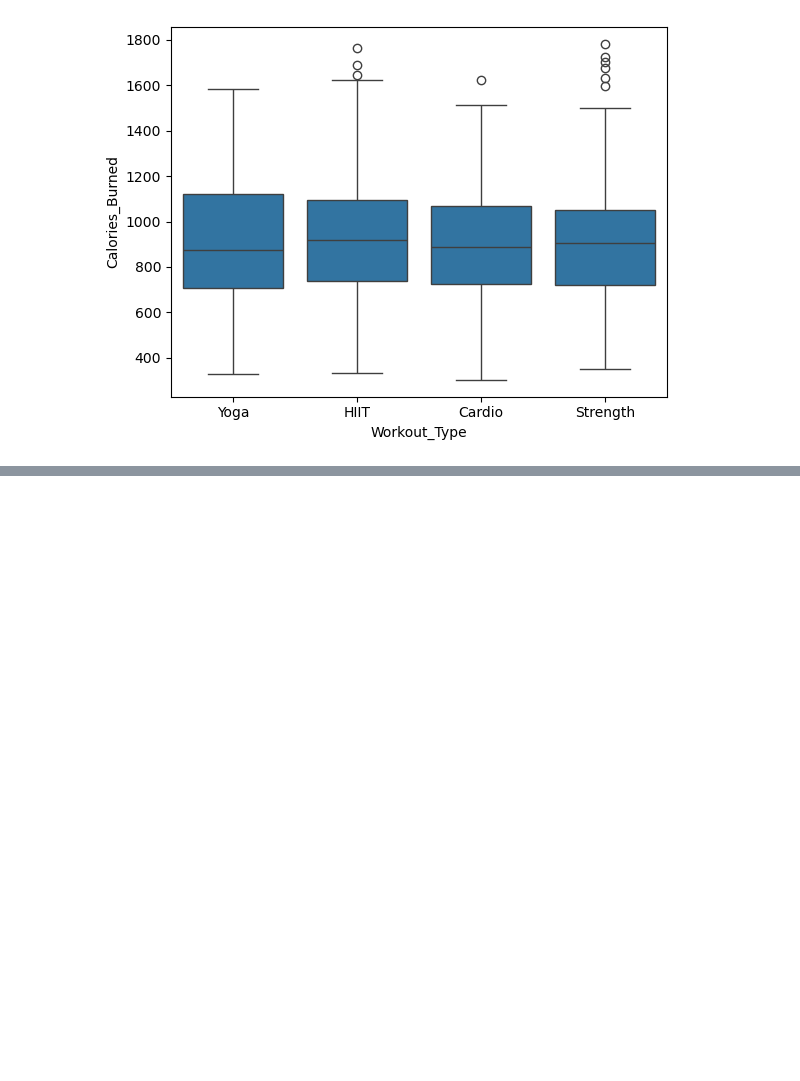
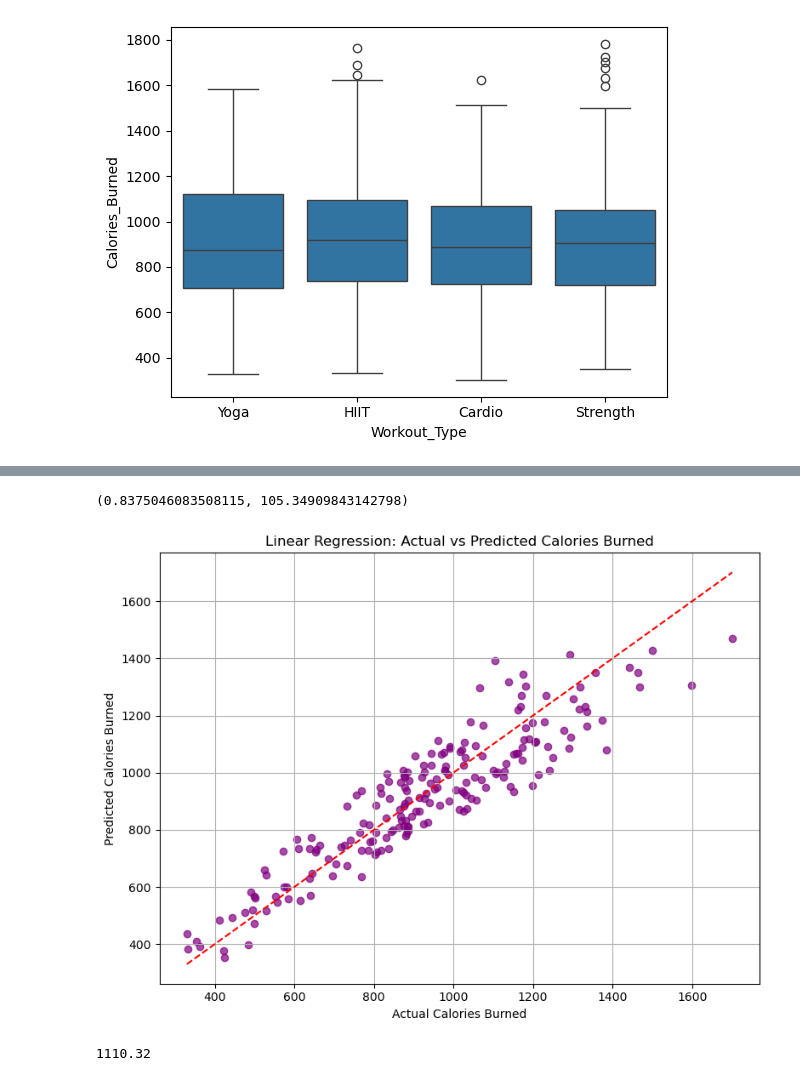
Before and after one commit to AndyMillian/Exercise-Project, a Jupyter notebook: ExerciseProject.ipynb, the cells around one changed output, grey strips where cells are left out. Saved outputs shown, nothing was run; the diff lists cells and outputs as text; code cells hidden in the pictures; blank space fills up the shorter version.

```diff
--- a/ExerciseProject.ipynb
+++ b/ExerciseProject.ipynb
@@ -170,0 +224,80 @@ r2, rmse
+# %%
+X = exerciseData[['Age', 'Weight (kg)', 'Session_Duration (hours)', 'Workout_Frequency (days/week)', 'Workout_Type']]
+y = exerciseData['Calories_Burned']
+X = pd.get_dummies(X, columns=['Workout_Type'], drop_first=False)
+
+X = X.dropna()
+y = y.loc[X.index]
+
+X, X_test, y_train, y_test = train_test_split(X, y, test_size=0.2, random_state=35)
+
+lr = LinearRegression()
+lr.fit(X, y_train)
+
+y_pred = lr.predict(X_test)
+r2 = r2_score(y_test, y_pred)
+rmse = mean_squared_error(y_test, y_pred, squared=False)
+
+r2, rmse
+# %% [output]
+(0.8375046083508115, 105.34909843142798)
+# %%
+plt.figure(figsize=(8,6))
+plt.scatter(y_test, y_pred, alpha=0.7, color='purple')
+plt.plot([y_test.min(), y_test.max()], [y_test.min(), y_test.max()], 'r--')
+plt.xlabel('Actual Calories Burned')
+plt.ylabel('Predicted Calories Burned')
+plt.title('Linear Regression: Actual vs Predicted Calories Burned')
+plt.grid(True)
+plt.tight_layout()
+plt.show()
+# %% [output]
+[figure, added]
+# %%
+#fresh load just to be safe
+X = exerciseData[['Age', 'Weight (kg)', 'Session_Duration (hours)', 'Workout_Frequency (days/week)', 'Workout_Type']]
+y = exerciseData['Calories_Burned']
+
+X = pd.get_dummies(X, columns=['Workout_Type'], drop_first=False)
+
+X = X.dropna()
+y = y.loc[X.index]
+
+#prediction function for linear regression
+def predict_calories_linear(age, weight, session_duration, workout_frequency, workout_type):
+    """Takes args and returns a prediction from a linear regression model.
+
+    Args:
+        age (int): age of user
+        weight (float): weight of user
+        session_duration (float): how much time in hours the session is
+        workout_frequency (int): how many times a week does the user workout
+        workout_type (string):  Whether the  workout was Yoga, High Intensity Interval Training, Strength, or Cardio
+
+    Returns:
+        float: _description_
+    """
+    #all the inputs we use to predict with our metrics
+    input_data = {
+        'Age': age,
+        'Weight (kg)': weight,
+        'Session_Duration (hours)': session_duration,
+        'Workout_Frequency (days/week)': workout_frequency,
+        'Workout_Type_Cardio': 0,
+        'Workout_Type_HIIT': 0,
+        'Workout_Type_Strength': 0,
+        'Workout_Type_Yoga': 0
+    }
+    #selected workout type
+    workout_col = f'Workout_Type_{workout_type}'
+    if workout_col in input_data:
+        input_data[workout_col] = 1
+
+    input_df = pd.DataFrame([input_data])
+    prediction = lr.predict(input_df)[0]
+    return round(prediction, 2)
+
+pickle.dump(lr, open('linear_model_all_types.pkl', 'wb')) #easy to work with inside its own workspace
+predict_calories_linear(25, 70, 1.5, 4, 'Cardio')
+# %% [output]
+1110.32
```
Also changed, not shown: parts of 14 cells of this notebook, 6 other files.
